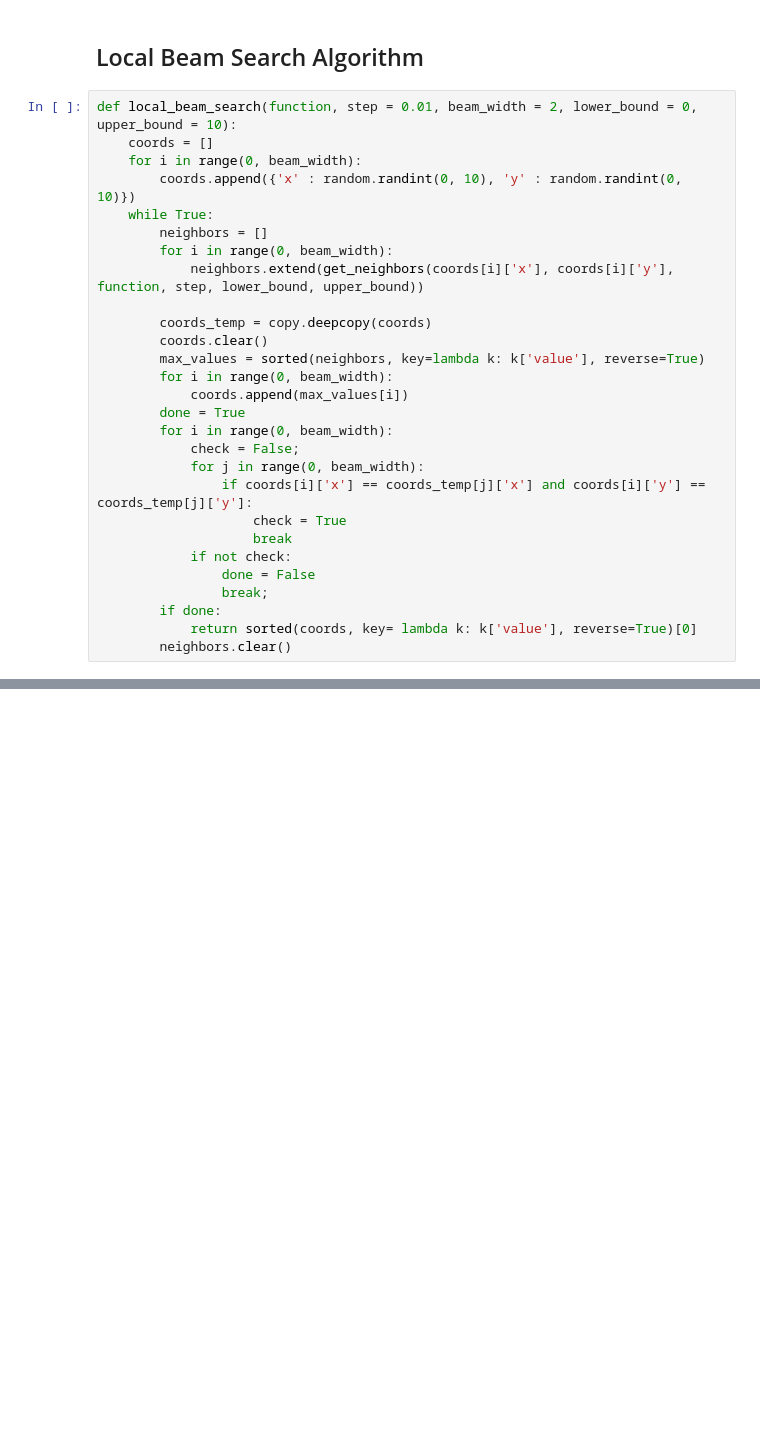
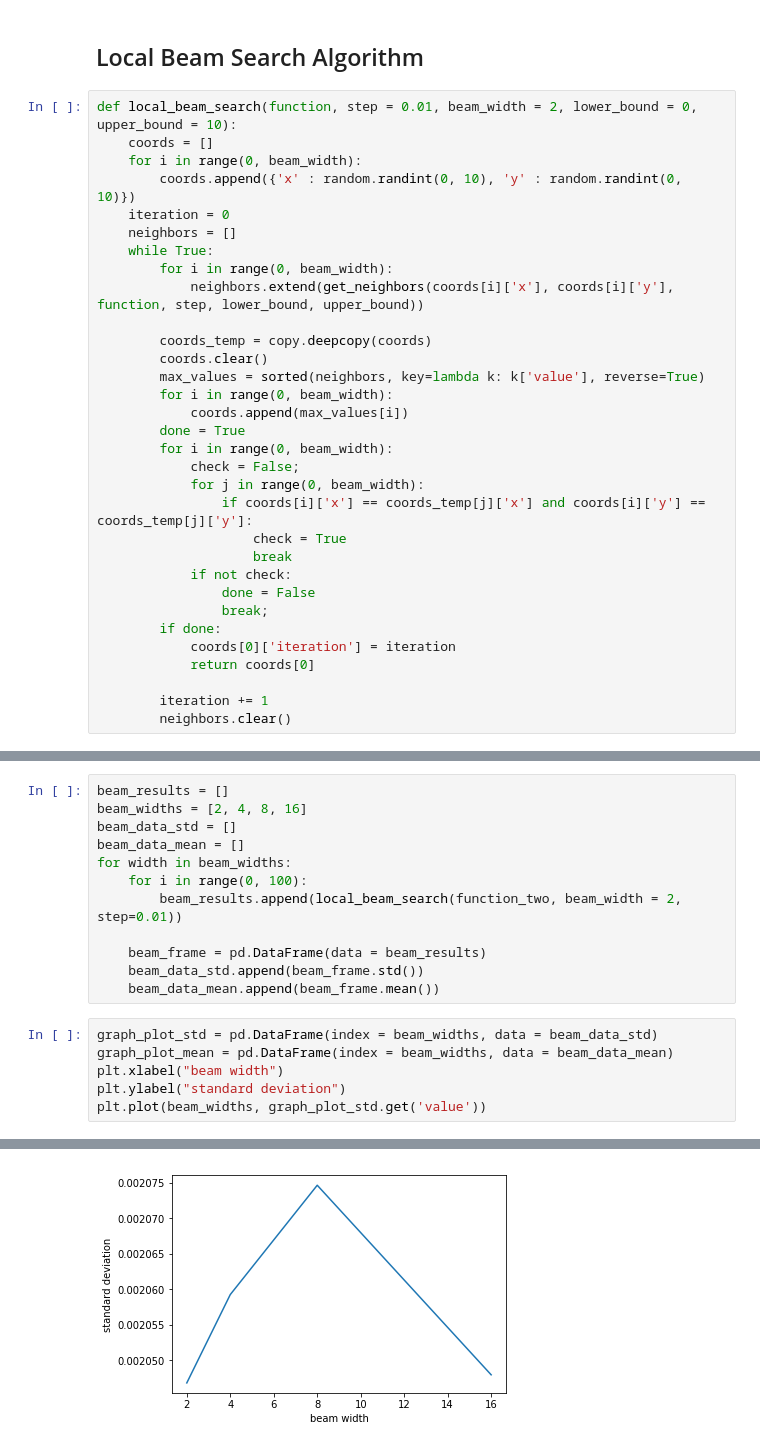
Before and after one commit to SamCleland034/COMP-424, a Jupyter notebook: python/COMP 424 Assignment 1.ipynb, the cells around one changed output, grey strips where cells are left out. Cells and saved outputs as stored; diff of their text form; blank space fills up the shorter version.

```diff
--- a/python/COMP 424 Assignment 1.ipynb
+++ b/python/COMP 424 Assignment 1.ipynb
@@ -75,8 +98,9 @@ def local_beam_search(function, step = 0.01, beam_width = 2, lower_bound = 0, up
     coords = []
     for i in range(0, beam_width):
         coords.append({'x' : random.randint(0, 10), 'y' : random.randint(0, 10)})
+    iteration = 0
+    neighbors = []
     while True:
-        neighbors = []
         for i in range(0, beam_width):
             neighbors.extend(get_neighbors(coords[i]['x'], coords[i]['y'], function, step, lower_bound, upper_bound))
 
@@ -96,7 +120,10 @@ def local_beam_search(function, step = 0.01, beam_width = 2, lower_bound = 0, up
                 done = False
                 break;
         if done:
-            return sorted(coords, key= lambda k: k['value'], reverse=True)[0]
+            coords[0]['iteration'] = iteration
+            return coords[0]
+
+        iteration += 1
         neighbors.clear()
 # %%
 def get_neighbors(x, y, function, step, lower_bound, upper_bound):
@@ -112,0 +141,19 @@ print(local_beam_search(function_one))
+# %%
+beam_results = []
+beam_widths = [2, 4, 8, 16]
+beam_data_std = []
+beam_data_mean = []
+for width in beam_widths:
+    for i in range(0, 100):
+        beam_results.append(local_beam_search(function_two, beam_width = 2, step=0.01))
+
+    beam_frame = pd.DataFrame(data = beam_results)
+    beam_data_std.append(beam_frame.std())
+    beam_data_mean.append(beam_frame.mean())
+# %%
+graph_plot_std = pd.DataFrame(index = beam_widths, data = beam_data_std)
+graph_plot_mean = pd.DataFrame(index = beam_widths, data = beam_data_mean)
+plt.xlabel("beam width")
+plt.ylabel("standard deviation")
+plt.plot(beam_widths, graph_plot_std.get('value'))
+# %% [output]
@@ -112,0 +161 @@ print(local_beam_search(function_one))
+[figure, added]
```
Also changed, not shown: parts of 15 cells of this notebook, 33 other files.
